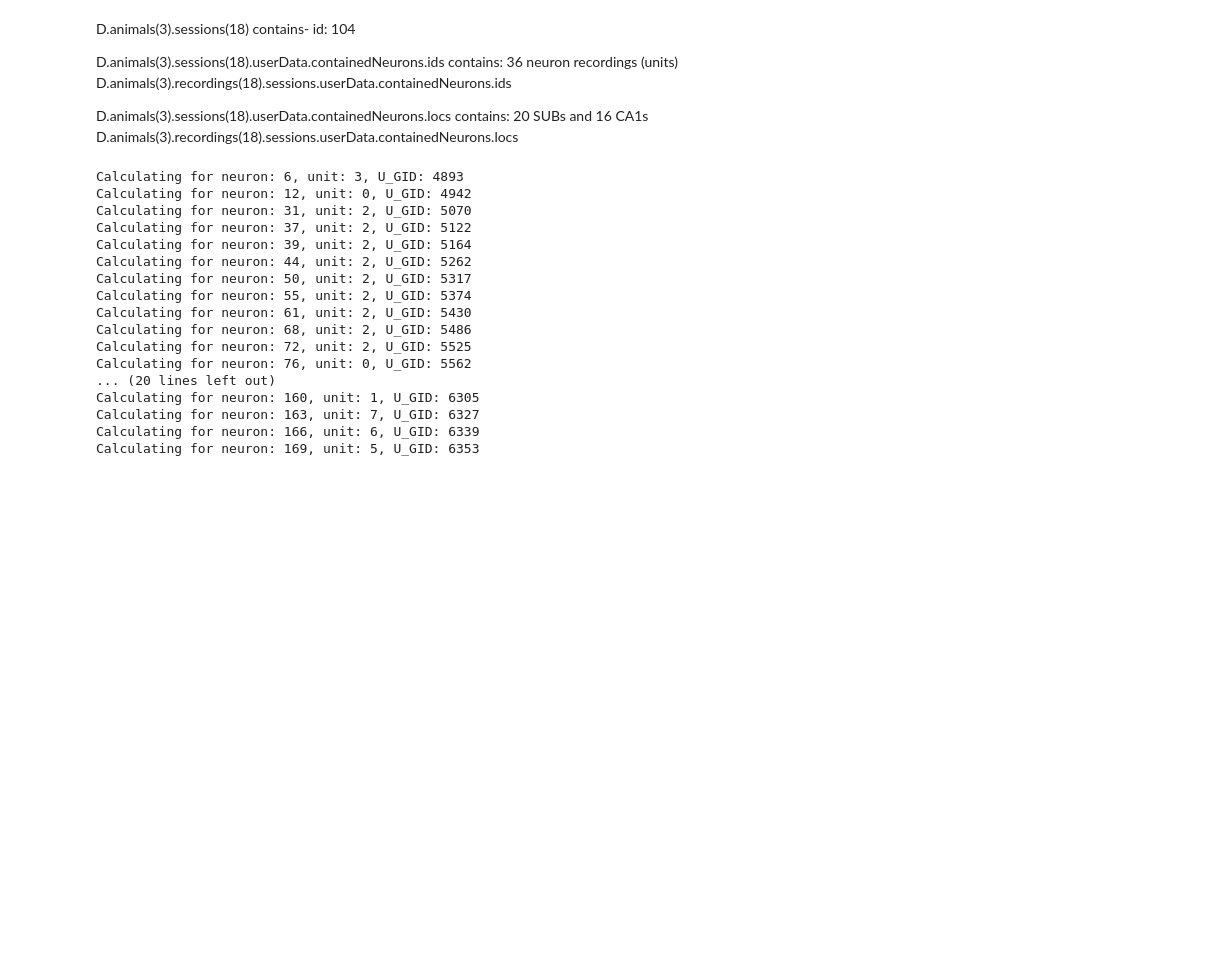
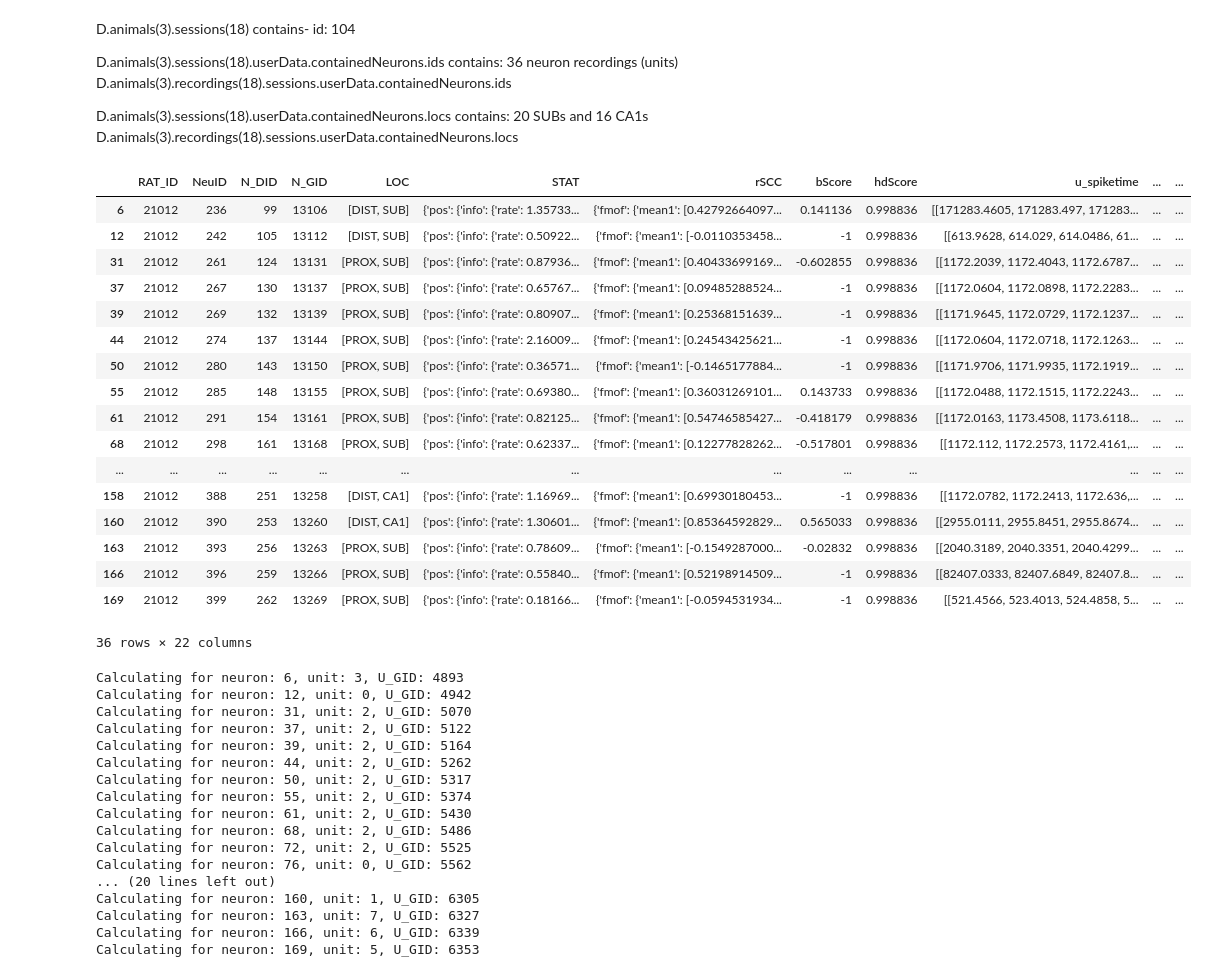
Before and after one commit to amisapta15/ResolutionRelevance, a Jupyter notebook: data_jitter/test_jitter.ipynb, the cells around one changed output. Saved outputs shown, nothing was run; the diff lists cells and outputs as text; code cells hidden in the pictures; blank space fills up the shorter version.

```diff
--- a/data_jitter/test_jitter.ipynb
+++ b/data_jitter/test_jitter.ipynb
@@ -12,7 +12,9 @@ import multiprocessing as mp
 # %%
 import matplotlib.pyplot as plt
 # %%
-path="../data_extract/"
+# path="../data_extract/"
+path="../../Codes_5/data_extract/"
+
 ratid=21012
 chunksize=20 #in minutes
 rats=[20382,24101,21012,22295,20630,22098,23783,24116]
@@ -35,6 +37,27 @@ D.animals(3).recordings(18).sessions.userData.containedNeurons.locs
 neuron_Dids=[99,105,124,130,132,137,143,148,154,161,165,169,171,176,179,182,186,202,204,207,209,211,213,214,215,219,225,231,239,243,247,251,253,256,259,262]
 
 unit_Gids=[4893,4942,5070,5122,5164,5262,5317,5374,5430,5486,5525,5562,5574,5650,5691,5735,5780,5941,5954,5967,5980,5990,6002,6010,6018,6041,6082,6122,6193,6240,6275,6295,6305,6327,6339,6353]
+# %%
+df[df['N_DID'].isin(neuron_Dids)]
+# %% [output]
+|  | RAT_ID | NeuID | N_DID | N_GID | LOC | STAT | rSCC | bScore | hdScore | u_spiketime | ... | ... |
+| 6 | 21012 | 236 | 99 | 13106 | [DIST, SUB] | {'pos': {'info': {'rate': 1.35733... | {'fmof': {'mean1': [0.42792664097... | 0.141136 | 0.998836 | [[171283.4605, 171283.497, 171283... | ... | ... |
+| 12 | 21012 | 242 | 105 | 13112 | [DIST, SUB] | {'pos': {'info': {'rate': 0.50922... | {'fmof': {'mean1': [-0.0110353458... | -1 | 0.998836 | [[613.9628, 614.029, 614.0486, 61... | ... | ... |
+| 31 | 21012 | 261 | 124 | 13131 | [PROX, SUB] | {'pos': {'info': {'rate': 0.87936... | {'fmof': {'mean1': [0.40433699169... | -0.602855 | 0.998836 | [[1172.2039, 1172.4043, 1172.6787... | ... | ... |
+| 37 | 21012 | 267 | 130 | 13137 | [PROX, SUB] | {'pos': {'info': {'rate': 0.65767... | {'fmof': {'mean1': [0.09485288524... | -1 | 0.998836 | [[1172.0604, 1172.0898, 1172.2283... | ... | ... |
+| 39 | 21012 | 269 | 132 | 13139 | [PROX, SUB] | {'pos': {'info': {'rate': 0.80907... | {'fmof': {'mean1': [0.25368151639... | -1 | 0.998836 | [[1171.9645, 1172.0729, 1172.1237... | ... | ... |
+| 44 | 21012 | 274 | 137 | 13144 | [PROX, SUB] | {'pos': {'info': {'rate': 2.16009... | {'fmof': {'mean1': [0.24543425621... | -1 | 0.998836 | [[1172.0604, 1172.0718, 1172.1263... | ... | ... |
+| 50 | 21012 | 280 | 143 | 13150 | [PROX, SUB] | {'pos': {'info': {'rate': 0.36571... | {'fmof': {'mean1': [-0.1465177884... | -1 | 0.998836 | [[1171.9706, 1171.9935, 1172.1919... | ... | ... |
+| 55 | 21012 | 285 | 148 | 13155 | [PROX, SUB] | {'pos': {'info': {'rate': 0.69380... | {'fmof': {'mean1': [0.36031269101... | 0.143733 | 0.998836 | [[1172.0488, 1172.1515, 1172.2243... | ... | ... |
+| 61 | 21012 | 291 | 154 | 13161 | [PROX, SUB] | {'pos': {'info': {'rate': 0.82125... | {'fmof': {'mean1': [0.54746585427... | -0.418179 | 0.998836 | [[1172.0163, 1173.4508, 1173.6118... | ... | ... |
+| 68 | 21012 | 298 | 161 | 13168 | [PROX, SUB] | {'pos': {'info': {'rate': 0.62337... | {'fmof': {'mean1': [0.12277828262... | -0.517801 | 0.998836 | [[1172.112, 1172.2573, 1172.4161,... | ... | ... |
+| ... | ... | ... | ... | ... | ... | ... | ... | ... | ... | ... | ... | ... |
+| 158 | 21012 | 388 | 251 | 13258 | [DIST, CA1] | {'pos': {'info': {'rate': 1.16969... | {'fmof': {'mean1': [0.69930180453... | -1 | 0.998836 | [[1172.0782, 1172.2413, 1172.636,... | ... | ... |
+| 160 | 21012 | 390 | 253 | 13260 | [DIST, CA1] | {'pos': {'info': {'rate': 1.30601... | {'fmof': {'mean1': [0.85364592829... | 0.565033 | 0.998836 | [[2955.0111, 2955.8451, 2955.8674... | ... | ... |
+| 163 | 21012 | 393 | 256 | 13263 | [PROX, SUB] | {'pos': {'info': {'rate': 0.78609... | {'fmof': {'mean1': [-0.1549287000... | -0.02832 | 0.998836 | [[2040.3189, 2040.3351, 2040.4299... | ... | ... |
+| 166 | 21012 | 396 | 259 | 13266 | [PROX, SUB] | {'pos': {'info': {'rate': 0.55840... | {'fmof': {'mean1': [0.52198914509... | -1 | 0.998836 | [[82407.0333, 82407.6849, 82407.8... | ... | ... |
+| 169 | 21012 | 399 | 262 | 13269 | [PROX, SUB] | {'pos': {'info': {'rate': 0.18166... | {'fmof': {'mean1': [-0.0594531934... | -1 | 0.998836 | [[521.4566, 523.4013, 524.4858, 5... | ... | ... |
+36 rows × 22 columns
 # %%
 # Function to find the indices
 def find_indices(df, column, items):
```
